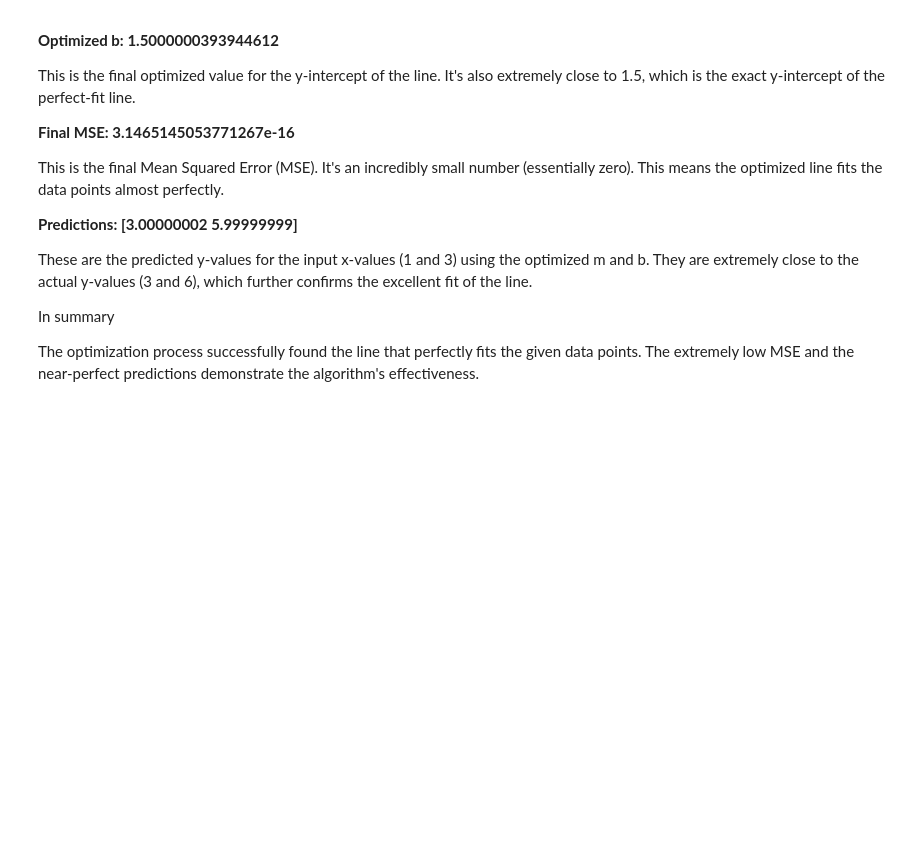
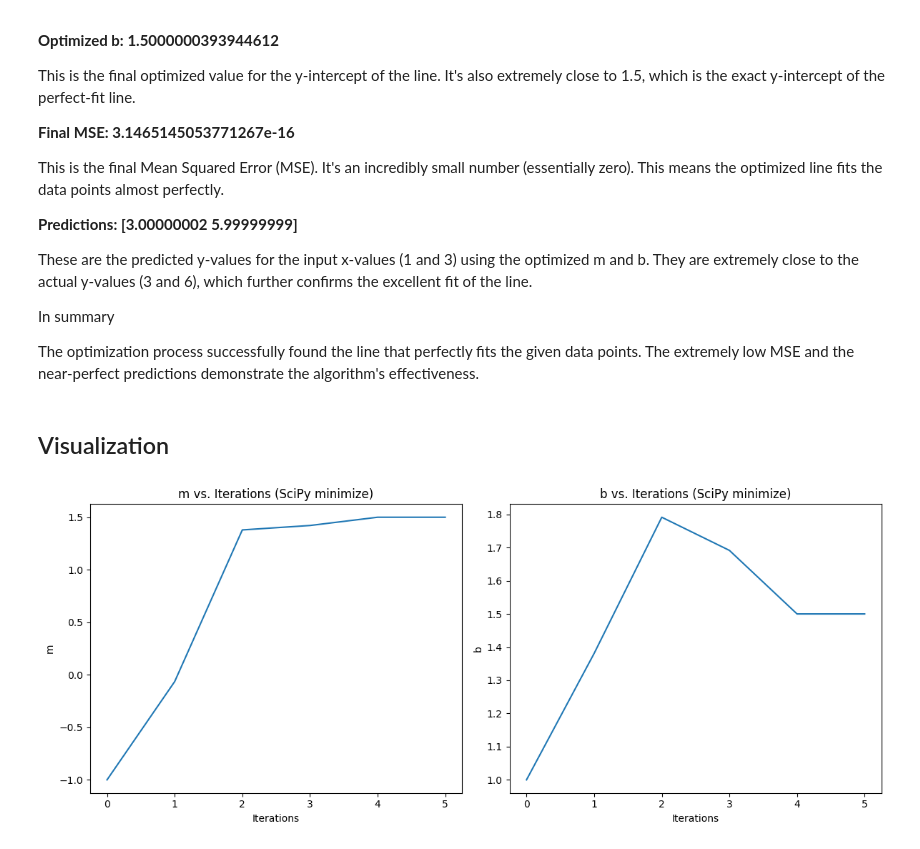
Before and after one commit to NiyonshutiDavid/normal_distribution-Group_2, a Jupyter notebook: normal_distribution.ipynb, the cells around one changed output. Drawn from its saved outputs; the diff is of its cells as text; code cells hidden in the pictures; blank space fills up the shorter version.

Commit message:
Visualize how m and b change over iterations using Matplotlib

```diff
--- a/normal_distribution.ipynb
+++ b/normal_distribution.ipynb
@@ -270,3 +270,27 @@ These are the predicted y-values for the input x-values (1 and 3) using the opti
 In summary
 
 The optimization process successfully found the line that perfectly fits the given data points. The extremely low MSE and the near-perfect predictions demonstrate the algorithm's effectiveness.
+# %% [markdown]
+## Visualization
+# %%
+# Visualization
+plt.figure(figsize=(12, 5))
+
+# Plot m vs. Iterations
+plt.subplot(1, 2, 1)
+plt.plot(m_history)
+plt.xlabel("Iterations")
+plt.ylabel("m")
+plt.title("m vs. Iterations (SciPy minimize)")
+
+# Plot b vs. Iterations
+plt.subplot(1, 2, 2)
+plt.plot(b_history)
+plt.xlabel("Iterations")
+plt.ylabel("b")
+plt.title("b vs. Iterations (SciPy minimize)")
+
+plt.tight_layout()
+plt.show()
+# %% [output]
+[figure, added]
```
Also changed, not shown: parts of 1 cell of this notebook.
